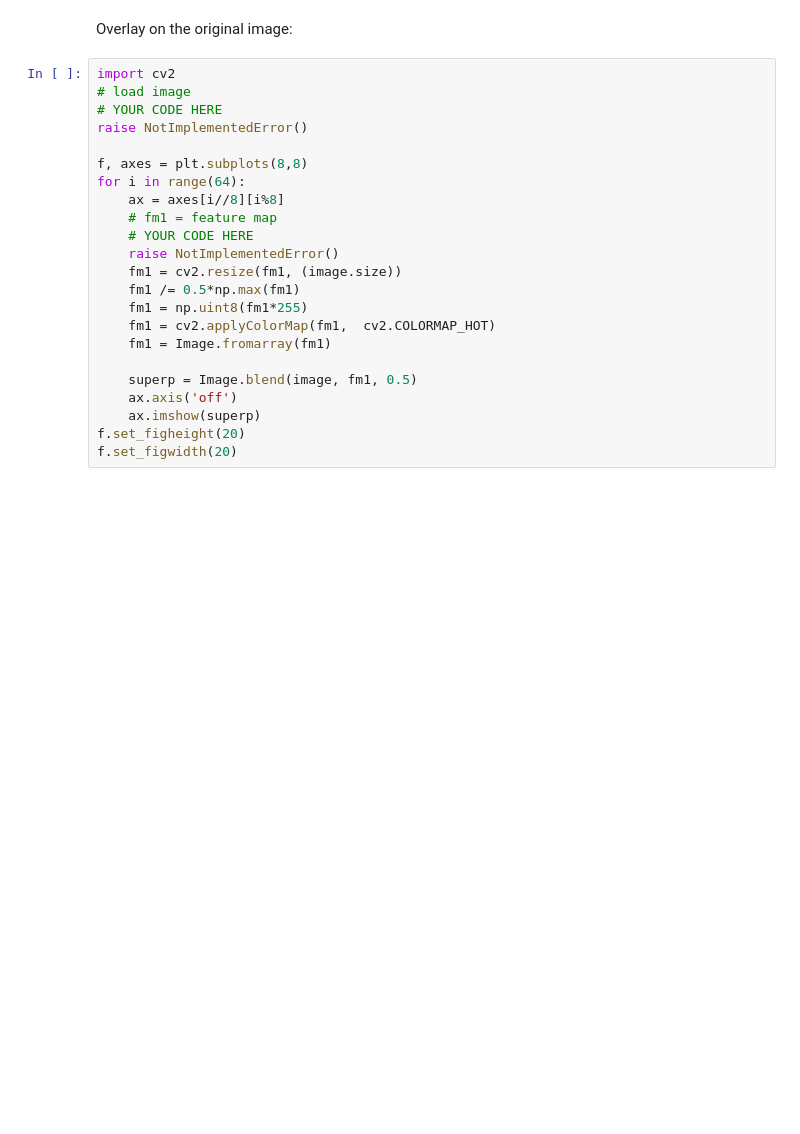
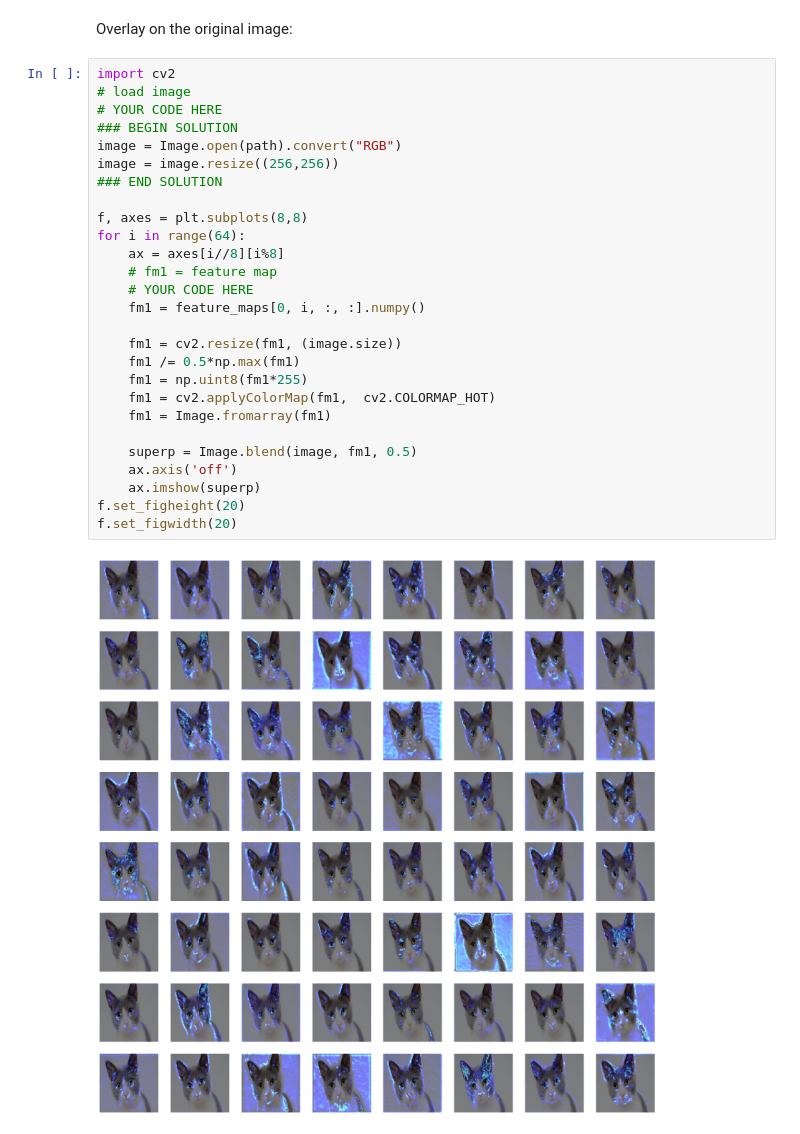
Before and after one commit to nanopiero/ML_S5_etudiants, a Jupyter notebook: practicals/P2/P2_instructions.ipynb, the cells around one changed output. Saved outputs shown, nothing was run; the diff lists cells and outputs as text; blank space fills up the shorter version.

```diff
--- a/practicals/P2/P2_instructions.ipynb
+++ b/practicals/P2/P2_instructions.ipynb
@@ -325,23 +327,29 @@ Overlay on the original image:
 # %%
 import cv2
 # load image
 # YOUR CODE HERE
-raise NotImplementedError()
+### BEGIN SOLUTION
+image = Image.open(path).convert("RGB")
+image = image.resize((256,256))
+### END SOLUTION
 
 f, axes = plt.subplots(8,8)
 for i in range(64):
     ax = axes[i//8][i%8]
     # fm1 = feature map
     # YOUR CODE HERE
-    raise NotImplementedError()
+    fm1 = feature_maps[0, i, :, :].numpy()
+
     fm1 = cv2.resize(fm1, (image.size))
     fm1 /= 0.5*np.max(fm1)
     fm1 = np.uint8(fm1*255)
     fm1 = cv2.applyColorMap(fm1,  cv2.COLORMAP_HOT)
     fm1 = Image.fromarray(fm1)
 
     superp = Image.blend(image, fm1, 0.5)
     ax.axis('off')
     ax.imshow(superp)
 f.set_figheight(20)
 f.set_figwidth(20)
+# %% [output]
+[figure, added]
```
Also changed, not shown: parts of 5 cells of this notebook.
